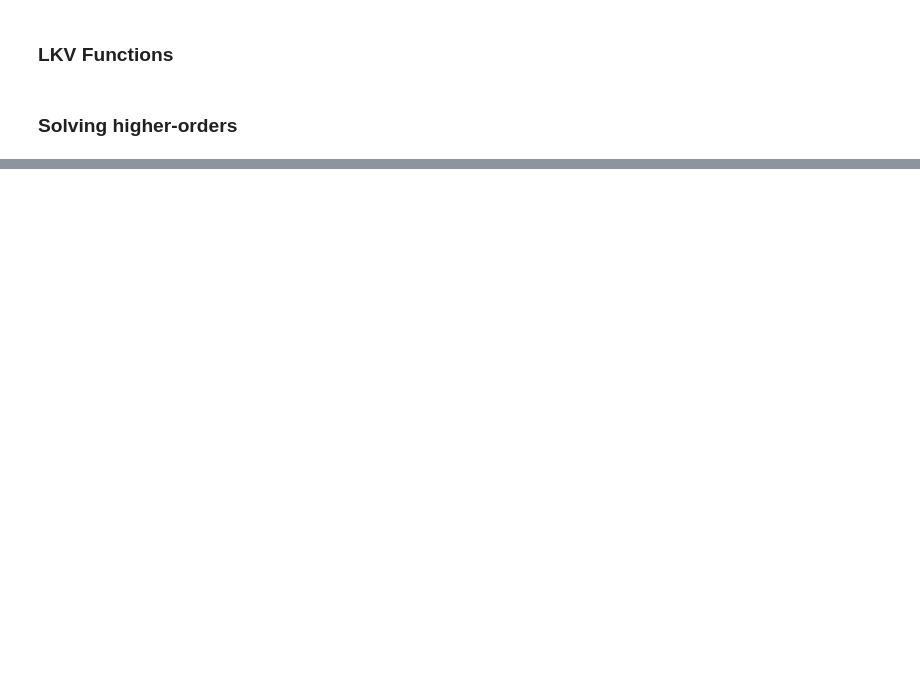
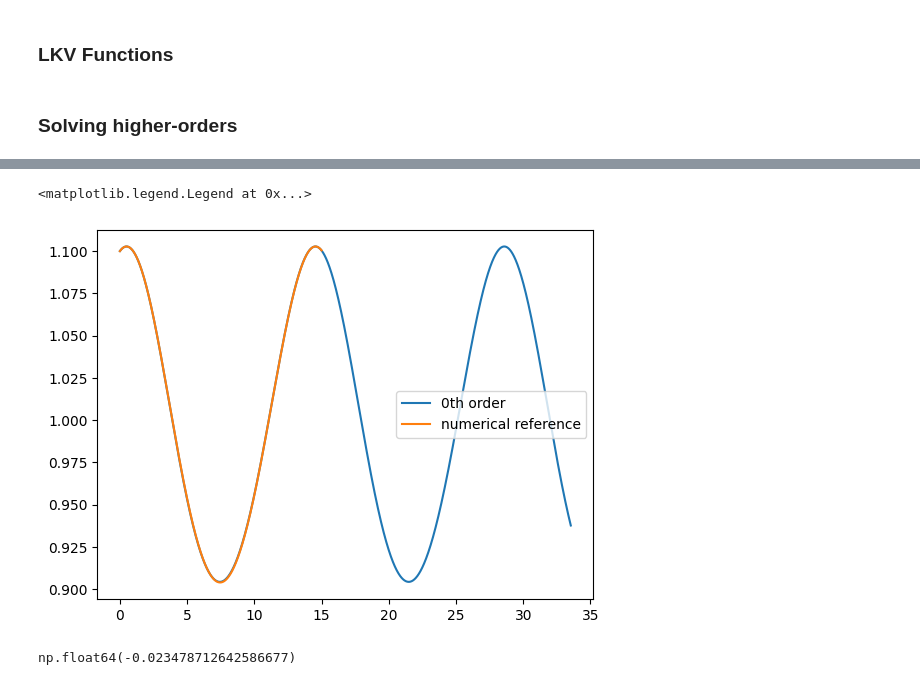
Before and after one commit to esemsc-dda24/PTL-PINNs, a Jupyter notebook: ptlpinns/results/lotka_volterra.ipynb, the cells around one changed output, grey strips where cells are left out. Cells and saved outputs as stored; diff of their text form; code cells hidden in the pictures; blank space fills up the shorter version.

```diff
--- a/ptlpinns/results/lotka_volterra.ipynb
+++ b/ptlpinns/results/lotka_volterra.ipynb
@@ -149,0 +206,14 @@ SyntaxError: expected ':' (1637482669.py, line 3)
+# %%
+# don't forget xi_0 is defined in tau!
+plt.plot(t_eval / (np.sqrt(alpha) + epsilon * w_list[1]), 1 + epsilon * xi_0 + epsilon ** 2 * xi_list[1], label="0th order")
+plt.plot(t_eval, x, label="numerical reference")
+plt.legend()
+# %% [output]
+<matplotlib.legend.Legend at 0x...>
+[figure, added]
+# %%
+# w_2 expected value
+A = xi_0.max()
+- (A ** 2 * np.sqrt(alpha))/24 - (A ** 2 * alpha * np.sqrt(alpha))/24
+# %% [output]
+np.float64(-0.023478712642586677)
```
Also changed, not shown: parts of 9 cells of this notebook, 3 other files.
